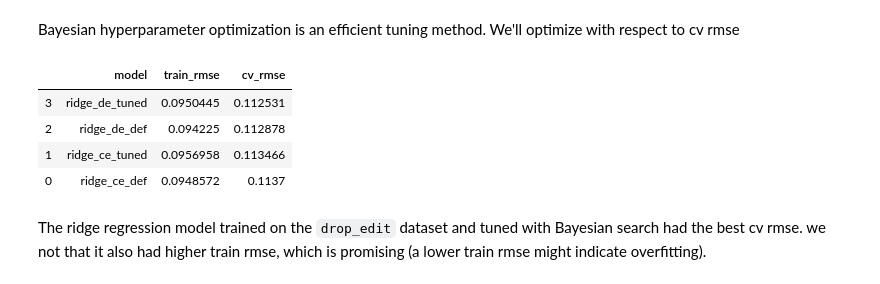
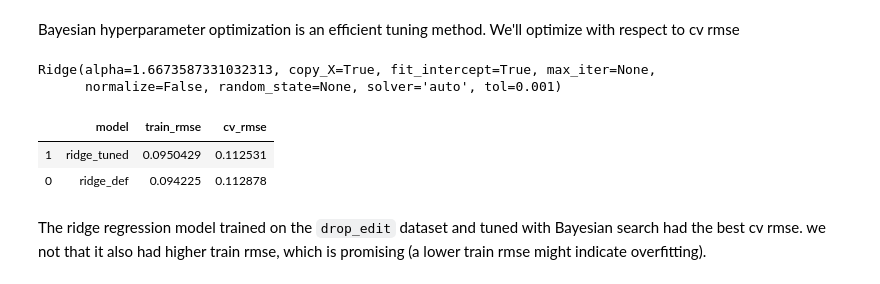
Before and after one commit to rmwenzel/ames_house_prices, a Jupyter notebook: notebooks/model.ipynb, the cells around one changed output. Saved outputs shown, nothing was run; the diff lists cells and outputs as text; code cells hidden in the pictures.

```diff
--- a/notebooks/model.ipynb
+++ b/notebooks/model.ipynb
@@ -463,4 +474,5 @@ y_de_train = model_data['drop_edit']['y_drop_edit_train']
 # %%
+# Default ridge regression models
 ridge_models = defaultdict(dict)
-ridge_models['clean_edit']['ridge_ce_def'] = Ridge().fit(X_ce_train, y_ce_train)
-ridge_models['drop_edit']['ridge_de_def'] = Ridge().fit(X_de_train, y_de_train)
+ridge_models['clean_edit']['ridge_def'] = Ridge().fit(X_ce_train, y_ce_train)
+ridge_models['drop_edit']['ridge_def'] = Ridge().fit(X_de_train, y_de_train)
@@ -506,28 +481,47 @@ def ho_results(obj, space, est_name, X_train, y_train,
 # %%
 # ridge regression hyperparameters search space
 ridge_space = {'alpha': hp.loguniform('alpha', low=-3*np.log(10), high=2*np.log(10))}
+
+# container for hyperparameter search trials and results
+model_ho_results = defaultdict(dict)
+
+# store trial objects for restarting training
+model_ho_results['clean_edit']['ridge_tuned'] = {'trials': Trials(), 'params': None}
+model_ho_results['drop_edit']['ridge_tuned'] = {'trials': Trials(), 'params': None}
 # %%
 # optimize hyperparameters
-_, ridge_ce_ho = ho_results(obj=ho_cv_rmse, space=ridge_space, est_name='ridge',
-                            X_train=X_ce_train, y_train=y_ce_train,
-                            max_evals=100, random_state=27)
-_, ridge_de_ho = ho_results(obj=ho_cv_rmse, space=ridge_space, est_name='ridge',
-                            X_train=X_de_train, y_train=y_de_train,
-                            max_evals=100, random_state=27)
+model_ho_results['clean_edit']['ridge_tuned'] = \
+                ho_results(obj=ho_cv_rmse, space=ridge_space,
+                           est_name='ridge', X_train=X_ce_train,
+                           y_train=y_ce_train,
+                           max_evals=100, random_state=27,
+                           trials=model_ho_results['clean_edit']['ridge_tuned']['trials'])
+model_ho_results['drop_edit']['ridge_tuned'] = \
+                ho_results(obj=ho_cv_rmse, space=ridge_space,
+                           est_name='ridge', X_train=X_de_train,
+                           y_train=y_de_train,
+                           max_evals=100, random_state=27,
+                           trials=model_ho_results['drop_edit']['ridge_tuned']['trials'])
 # %%
-# fit models with optimal hyperparameters
-ridge_models['clean_edit']['ridge_ce_tuned'] = Ridge(**ridge_ce_ho).fit(X_ce_train, y_ce_train)
-ridge_models['drop_edit']['ridge_de_tuned'] = Ridge(**ridge_de_ho).fit(X_de_train, y_de_train)
+# create and fit models with optimal hyperparameters
+ridge_models['clean_edit']['ridge_tuned'] = \
+                    Ridge(**model_ho_results['clean_edit']['ridge_tuned']['params'])
+ridge_models['drop_edit']['ridge_tuned'] = \
+                    Ridge(**model_ho_results['drop_edit']['ridge_tuned']['params'])
+ridge_models['clean_edit']['ridge_tuned'].fit(X_ce_train, y_ce_train)
+ridge_models['drop_edit']['ridge_tuned'].fit(X_de_train, y_de_train)
+# %% [output]
+Ridge(alpha=1.6673587331032313, copy_X=True, fit_intercept=True, max_iter=None,
+      normalize=False, random_state=None, solver='auto', tol=0.001)
 # %%
 # compare Ridge regression models
-ridge_comp_df = compare_model_performance(ridge_models, model_data, random_state=27)
+ridge_comp_df = compare_model_performance(ridge_models, model_data,
+                                          random_state=27)
 ridge_comp_df.sort_values(by='cv_rmse')
 # %% [output]
 |  | model | train_rmse | cv_rmse |
-| 3 | ridge_de_tuned | 0.0950445 | 0.112531 |
-| 2 | ridge_de_def | 0.094225 | 0.112878 |
-| 1 | ridge_ce_tuned | 0.0956958 | 0.113466 |
-| 0 | ridge_ce_def | 0.0948572 | 0.1137 |
+| 1 | ridge_tuned | 0.0950429 | 0.112531 |
+| 0 | ridge_def | 0.094225 | 0.112878 |
 # %% [markdown]
 The ridge regression model trained on the `drop_edit` dataset and tuned with Bayesian search had the best cv rmse. we not that it also had higher train rmse, which is promising (a lower train rmse might indicate overfitting).
 # %% [markdown]
```
Also changed, not shown: parts of 113 cells of this notebook, 6 other files.
